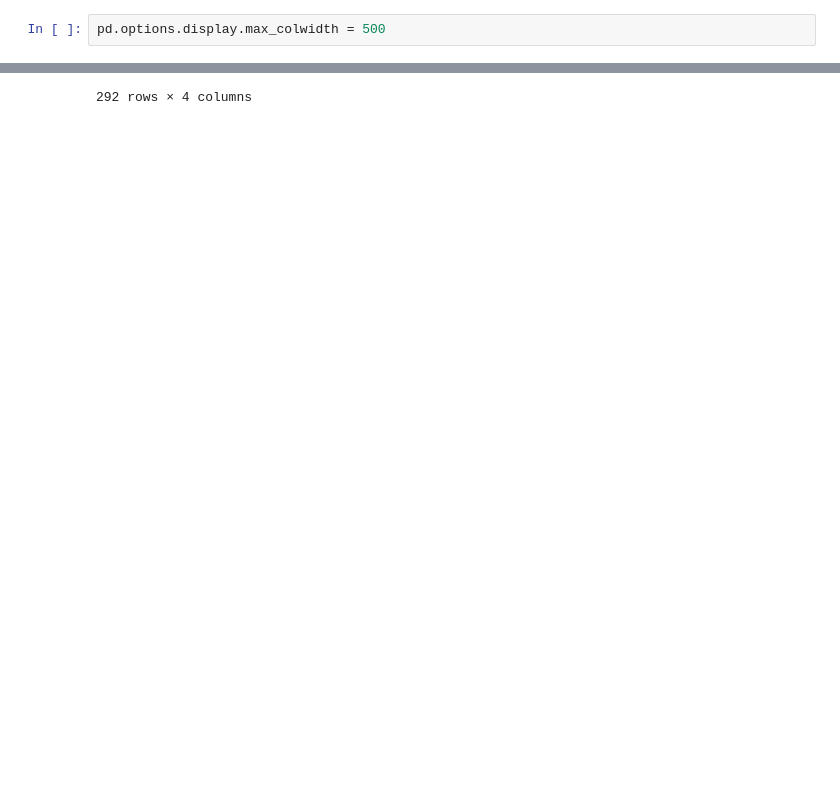
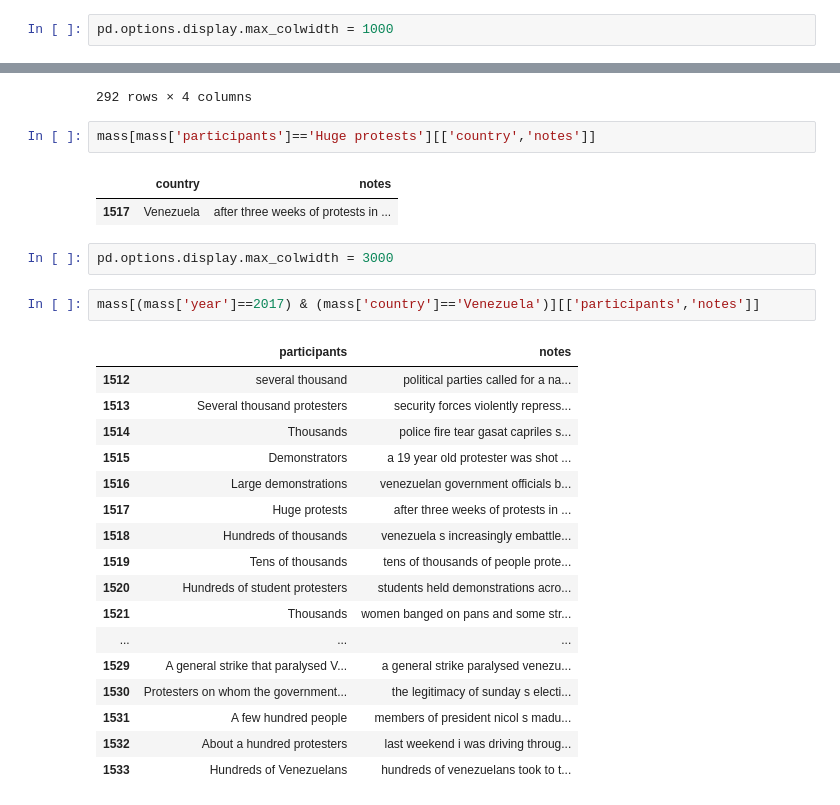
Before and after one commit to EmFib/Mass-Protests, a Jupyter notebook: users/data_cleaning_eda_emily.ipynb, the cells around one changed output, grey strips where cells are left out. Cells and saved outputs as stored; diff of their text form; blank space fills up the shorter version.

```diff
--- a/users/data_cleaning_eda_emily.ipynb
+++ b/users/data_cleaning_eda_emily.ipynb
@@ -745,7 +744,7 @@ mass[['participants', 'participants_category', 'participants_converted']]
 | 17141 | About 100 | 100-999 | 100 |
 15239 rows × 3 columns
 # %%
-pd.options.display.max_colwidth = 500
+pd.options.display.max_colwidth = 1000
 # %%
 mass[ mass['participants_category']=='>10000'][['country', 'year', 'numbers_in_notes', 'notes']][80:100]
 # %% [output]
@@ -838,3 +841,30 @@ mass[( mass['participants_category']=='>10000') & (mass['greater_than_50k'].asty
 | 16776 | 50000-100000 | >10000 | 1 the rally had gone on without i... | [100000.0] |
 | 17055 | More than 500,000 people | >10000 | a large mass gathering in downtow... | [500000.0] |
 292 rows × 4 columns
+# %%
+mass[mass['participants']=='Huge protests'][['country','notes']]
+# %% [output]
+|  | country | notes |
+| 1517 | Venezuela | after three weeks of protests in ... |
+# %%
+pd.options.display.max_colwidth = 3000
+# %%
+mass[(mass['year']==2017) & (mass['country']=='Venezuela')][['participants','notes']]
+# %% [output]
+|  | participants | notes |
+| 1512 | several thousand | political parties called for a na... |
+| 1513 | Several thousand protesters | security forces violently repress... |
+| 1514 | Thousands | police fire tear gasat capriles s... |
+| 1515 | Demonstrators | a 19 year old protester was shot ... |
+| 1516 | Large demonstrations | venezuelan government officials b... |
+| 1517 | Huge protests | after three weeks of protests in ... |
+| 1518 | Hundreds of thousands | venezuela s increasingly embattle... |
+| 1519 | Tens of thousands | tens of thousands of people prote... |
+| 1520 | Hundreds of student protesters | students held demonstrations acro... |
+| 1521 | Thousands | women banged on pans and some str... |
+| ... | ... | ... |
+| 1529 | A general strike that paralysed V... | a general strike paralysed venezu... |
+| 1530 | Protesters on whom the government... | the legitimacy of sunday s electi... |
+| 1531 | A few hundred people | members of president nicol s madu... |
+| 1532 | About a hundred protesters | last weekend i was driving throug... |
+| 1533 | Hundreds of Venezuelans | hundreds of venezuelans took to t... |
```
Also changed, not shown: parts of 3 cells of this notebook.
